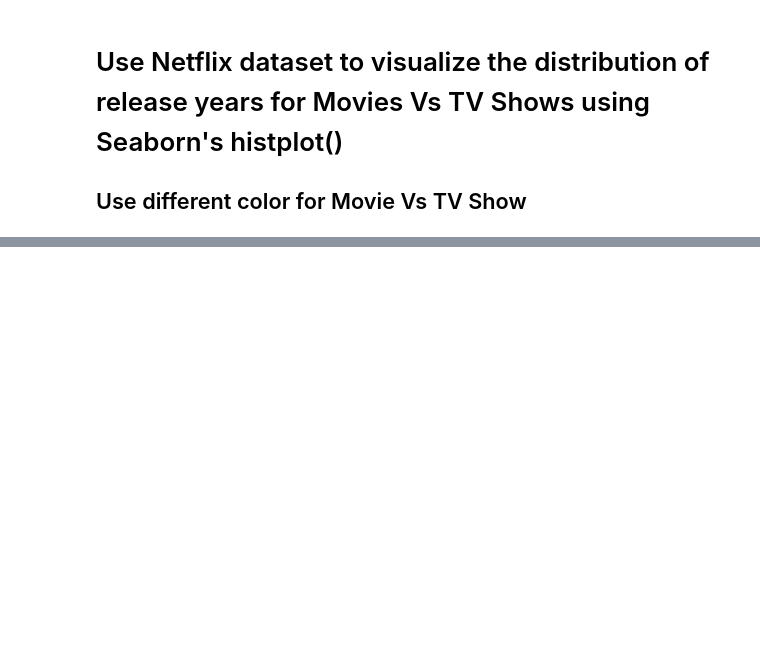
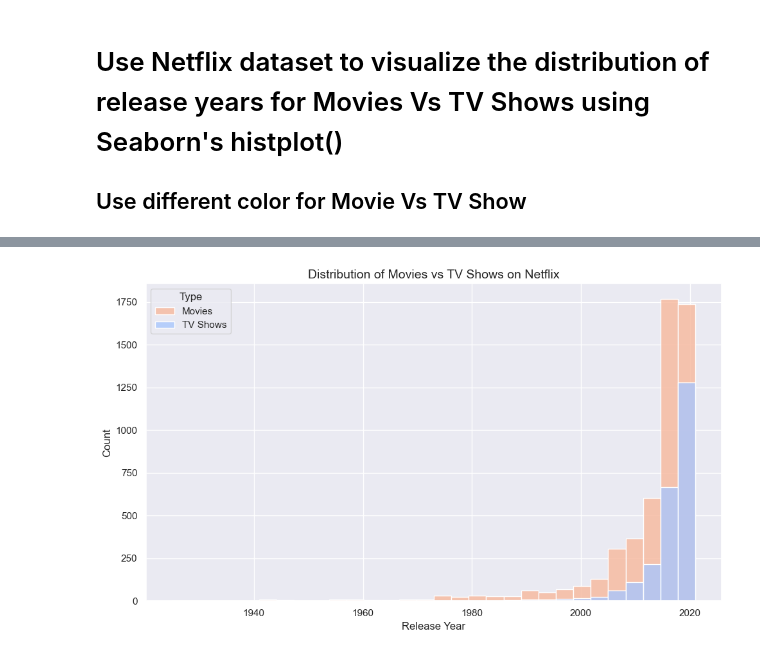
Before and after one commit to Qaiyim/AIML-Training, a Jupyter notebook: Day 14/SecondWorkingwithNetflixData.ipynb, the cells around one changed output, grey strips where cells are left out. Saved outputs shown, nothing was run; the diff lists cells and outputs as text; code cells hidden in the pictures; blank space fills up the shorter version.

```diff
--- a/Day 14/SecondWorkingwithNetflixData.ipynb
+++ b/Day 14/SecondWorkingwithNetflixData.ipynb
@@ -151,0 +140,33 @@ plt.show()
+# %%
+import seaborn as sns
+import matplotlib.pyplot as plt
+import pandas as pd
+
+
+df = pd.read_csv('netflix_data.csv')
+df = df.dropna(subset=['type', 'release_year'])
+df['release_year'] = df['release_year'].astype(int)
+
+
+sns.set_theme(style='darkgrid')
+
+
+plt.figure(figsize=(10, 6))
+sns.histplot(
+    data=df,
+    x='release_year',
+    hue='type',
+    bins=30,
+    palette='coolwarm',
+    alpha=0.8
+)
+
+# Titles and labels
+plt.title('Distribution of Movies vs TV Shows on Netflix', fontsize=14)
+plt.xlabel('Release Year')
+plt.ylabel('Count')
+plt.legend(title='Type', labels=['Movies', 'TV Shows'], loc='upper left')
+plt.tight_layout()
+plt.show()
+# %% [output]
+[figure, added]
```
Also changed, not shown: parts of 3 cells of this notebook.
